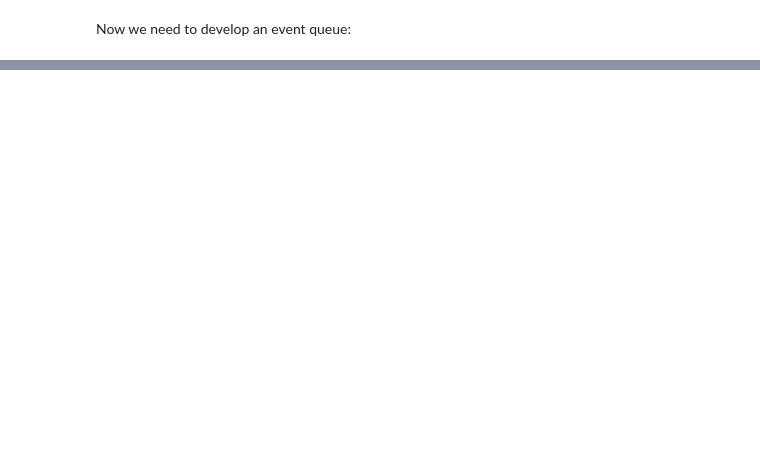
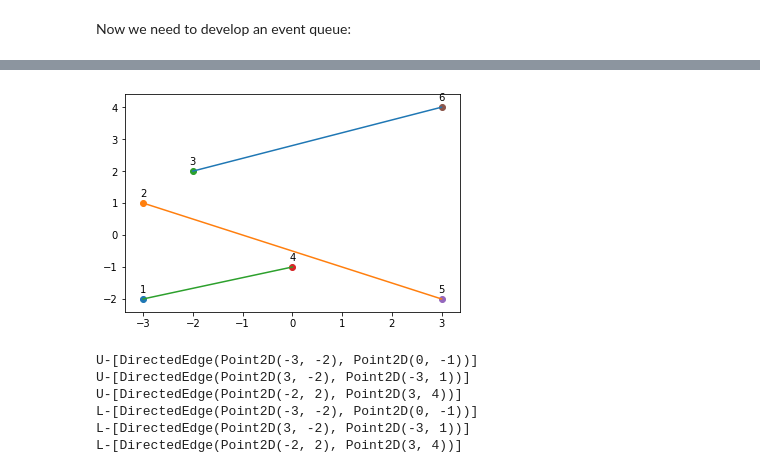
Before and after one commit to saidsalihefendic/tkn-computational-geometry, a Jupyter notebook: Line Segment Intersection - Exercises.ipynb, the cells around one changed output, grey strips where cells are left out. Saved outputs shown, nothing was run; the diff lists cells and outputs as text; code cells hidden in the pictures; blank space fills up the shorter version.

Commit message:
WIP: Adding status structure

```diff
--- a/Line Segment Intersection - Exercises.ipynb
+++ b/Line Segment Intersection - Exercises.ipynb
@@ -302,0 +491,21 @@ class BalancedBST():
+# %%
+test_segments = list()
+
+test_segments.append(DirectedEdge(Point2D(-2, 2), Point2D(3, 4)))
+test_segments.append(DirectedEdge(Point2D(3, -2), Point2D(-3, 1)))
+test_segments.append(DirectedEdge(Point2D(-3, -2), Point2D(0, -1)))
+
+test_queue = get_initial_event_queue(test_segments)
+# %%
+test_points = list()
+
+copy_test_queue = test_queue.copy()
+
+while not copy_test_queue.is_empty():
+    next_event = copy_test_queue.next_event()
+    test_points.append(next_event)
+
+plot_segments(test_segments)
+scatter_points(test_points)
+# %% [output]
+[figure, added]
@@ -302,0 +565,23 @@ class BalancedBST():
+# %%
+def handle_event_point(event_point, status_structure):
+    for label, segment in event_point.segments.items():
+        print("{}-{}".format(label, segment))
+
+    return status_structure
+
+copy_test_queue = test_queue.copy()
+status_structure = SegmentStatusStructure()
+
+while not copy_test_queue.is_empty():
+    next_event = copy_test_queue.next_event()
+
+    status_structure = handle_event_point(next_event, status_structure)
+
+    status_structure.inorder(print)
+# %% [output]
+U-[DirectedEdge(Point2D(-3, -2), Point2D(0, -1))]
+U-[DirectedEdge(Point2D(3, -2), Point2D(-3, 1))]
+U-[DirectedEdge(Point2D(-2, 2), Point2D(3, 4))]
+L-[DirectedEdge(Point2D(-3, -2), Point2D(0, -1))]
+L-[DirectedEdge(Point2D(3, -2), Point2D(-3, 1))]
+L-[DirectedEdge(Point2D(-2, 2), Point2D(3, 4))]
```
Also changed, not shown: parts of 11 cells of this notebook.
